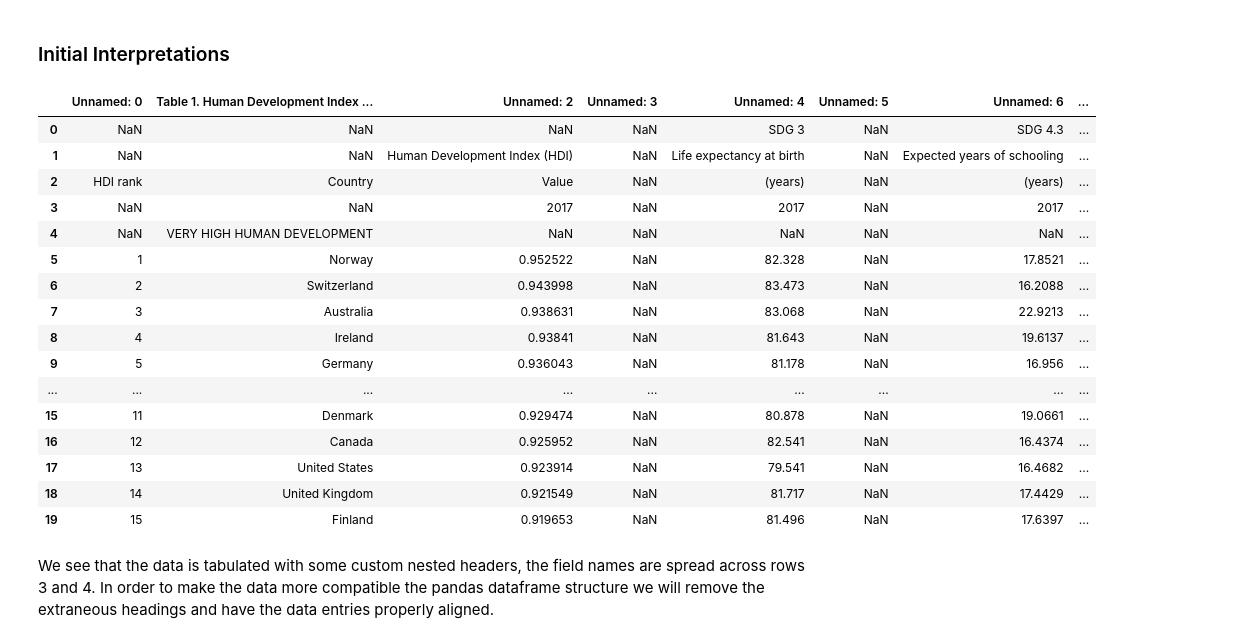
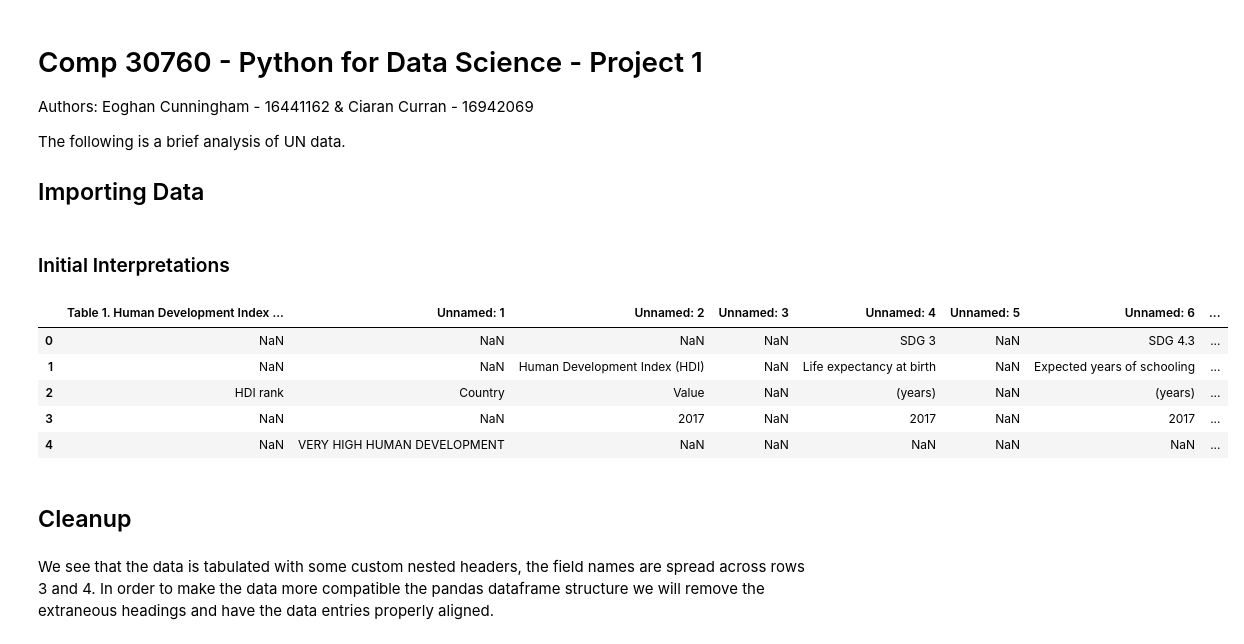
Before and after one commit to eoghancunn/COMP30760, a Jupyter notebook: undp.ipynb, the cells around one changed output. Saved outputs shown, nothing was run; the diff lists cells and outputs as text; code cells hidden in the pictures.

```diff
--- a/undp.ipynb
+++ b/undp.ipynb
@@ -6,0 +1,8 @@ import pandas as pd
+# %% [markdown]
+# Comp 30760 - Python for Data Science - Project 1
+
+Authors: Eoghan Cunningham - 16441162 & Ciaran Curran - 16942069
+
+The following is a brief analysis of UN data.
+
+## Importing Data
@@ -7,28 +25,19 @@ import pandas as pd
 # %%
-df = pd.read_excel("2018_Statistical_Annex_Table_1.xlsx")
+df = pd.read_excel("2018_Statistical_Annex_Table_1.xlsx",index_col = False)
 # %% [markdown]
 ### Initial Interpretations
 # %%
 #we use the head function to get a quick sense of the structure of the data
-df.head(20)
+df.head()
 # %% [output]
-|  | Unnamed: 0 | Table 1. Human Development Index ... | Unnamed: 2 | Unnamed: 3 | Unnamed: 4 | Unnamed: 5 | Unnamed: 6 | ... |
+|  | Table 1. Human Development Index ... | Unnamed: 1 | Unnamed: 2 | Unnamed: 3 | Unnamed: 4 | Unnamed: 5 | Unnamed: 6 | ... |
 | 0 | NaN | NaN | NaN | NaN | SDG 3 | NaN | SDG 4.3 | ... |
 | 1 | NaN | NaN | Human Development Index (HDI) | NaN | Life expectancy at birth | NaN | Expected years of schooling | ... |
 | 2 | HDI rank | Country | Value | NaN | (years) | NaN | (years) | ... |
 | 3 | NaN | NaN | 2017 | NaN | 2017 | NaN | 2017 | ... |
 | 4 | NaN | VERY HIGH HUMAN DEVELOPMENT | NaN | NaN | NaN | NaN | NaN | ... |
-| 5 | 1 | Norway | 0.952522 | NaN | 82.328 | NaN | 17.8521 | ... |
-| 6 | 2 | Switzerland | 0.943998 | NaN | 83.473 | NaN | 16.2088 | ... |
-| 7 | 3 | Australia | 0.938631 | NaN | 83.068 | NaN | 22.9213 | ... |
-| 8 | 4 | Ireland | 0.93841 | NaN | 81.643 | NaN | 19.6137 | ... |
-| 9 | 5 | Germany | 0.936043 | NaN | 81.178 | NaN | 16.956 | ... |
-| ... | ... | ... | ... | ... | ... | ... | ... | ... |
-| 15 | 11 | Denmark | 0.929474 | NaN | 80.878 | NaN | 19.0661 | ... |
-| 16 | 12 | Canada | 0.925952 | NaN | 82.541 | NaN | 16.4374 | ... |
-| 17 | 13 | United States | 0.923914 | NaN | 79.541 | NaN | 16.4682 | ... |
-| 18 | 14 | United Kingdom | 0.921549 | NaN | 81.717 | NaN | 17.4429 | ... |
-| 19 | 15 | Finland | 0.919653 | NaN | 81.496 | NaN | 17.6397 | ... |
+# %% [markdown]
+## Cleanup
 # %% [markdown]
 We see that the data is tabulated with some custom nested headers, the field names are spread across rows 3 and 4. In order to make the data more compatible the pandas dataframe structure we will remove the extraneous headings and have the data entries properly aligned.
 # %%
```
Also changed, not shown: parts of 79 cells of this notebook.
